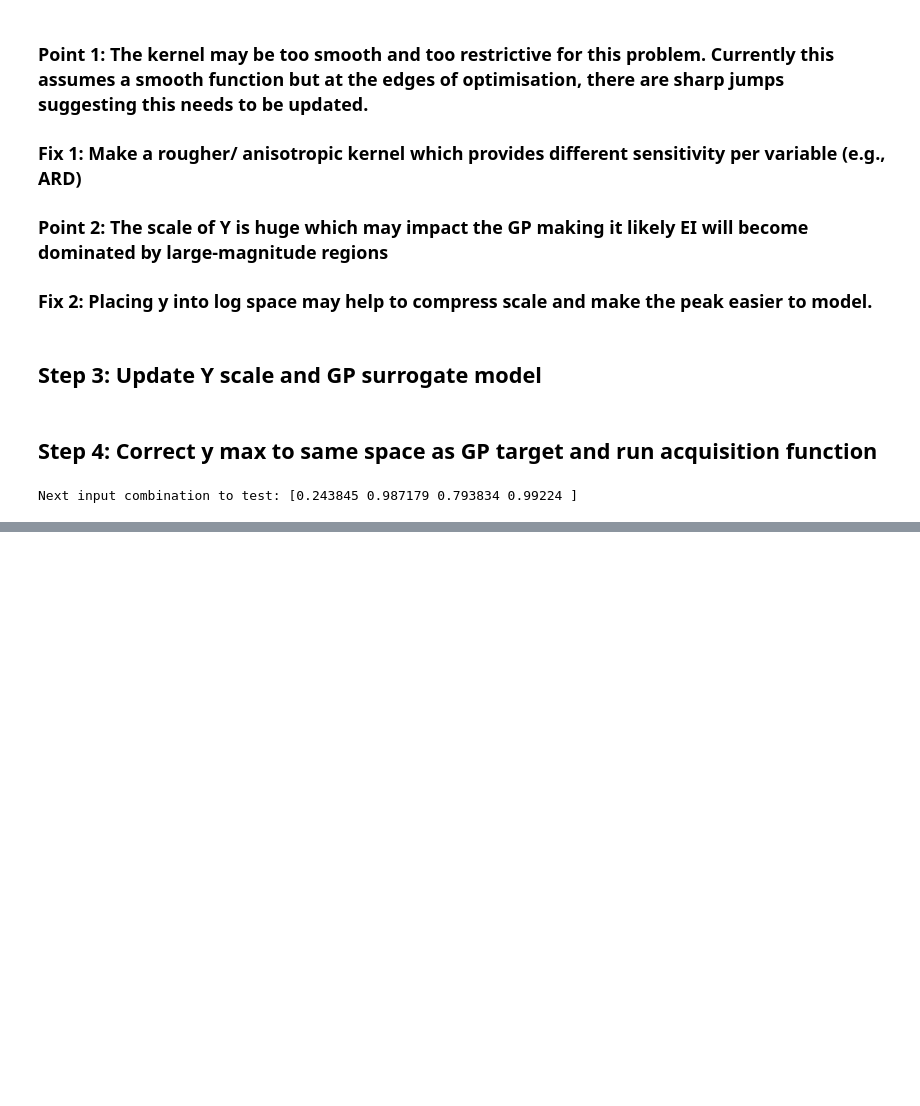
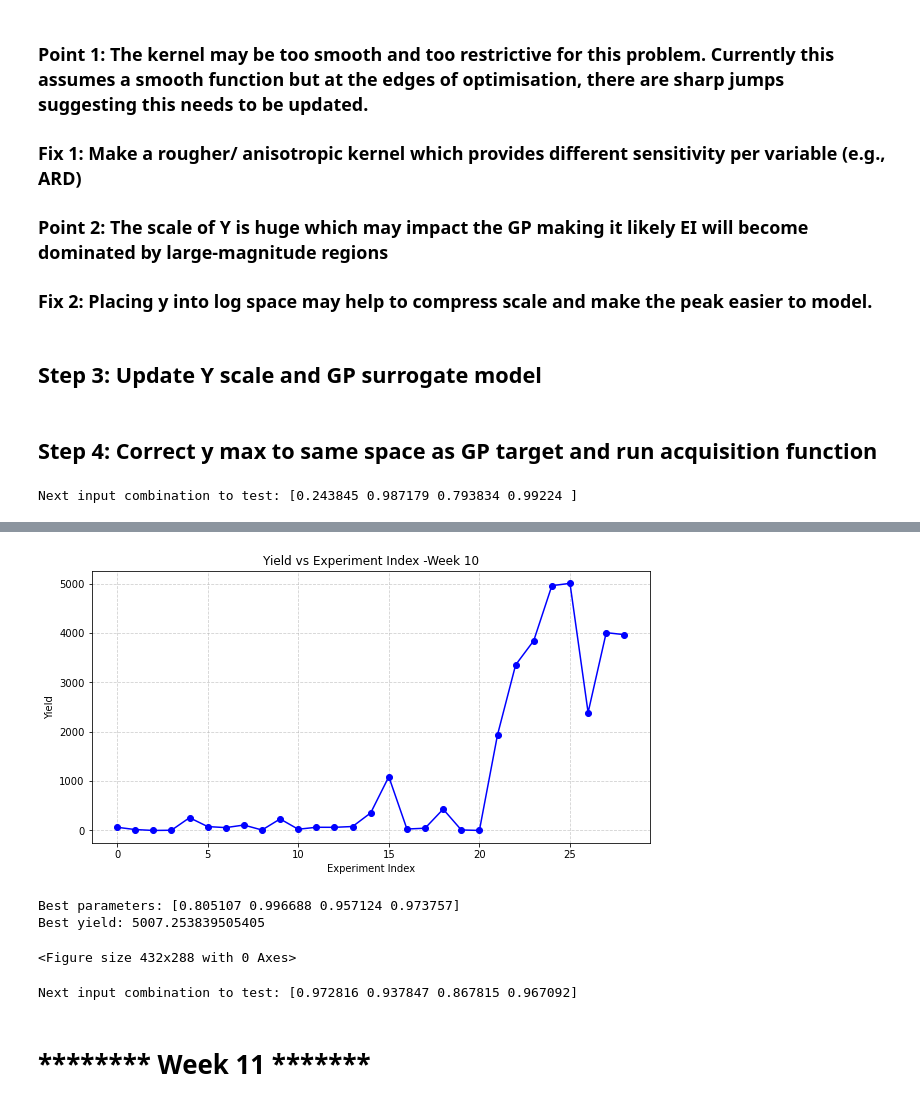
Before and after one commit to aejjolly/Imperial-ML-AI-Capstone-BBO, a Jupyter notebook: function_5/Function5.ipynb, the cells around one changed output, grey strips where cells are left out. Drawn from its saved outputs; the diff is of its cells as text; code cells hidden in the pictures; blank space fills up the shorter version.

```diff
--- a/function_5/Function5.ipynb
+++ b/function_5/Function5.ipynb
@@ -927,0 +1273,27 @@ Next input combination to test: [0.243845 0.987179 0.793834 0.99224 ]
+# %%
+## Plot the outputs to see how it is doing
+
+indices = np.arange(len(outputdata_week10))
+
+plt.figure(figsize=(10,5))
+plt.plot(indices, outputdata_week10, marker='o', linestyle='-', color='blue')
+plt.xlabel('Experiment Index')
+plt.ylabel('Yield')
+plt.title('Yield vs Experiment Index -Week 10')
+plt.grid(True, linestyle='--', alpha=0.6)
+plt.show()
+
+# We can see from this plot that the best yield was from parameters in index 15
+best_idx = np.argmax(outputdata_week10)
+best_x = inputdata_week10[best_idx]
+best_y = outputdata_week10[best_idx]
+
+print("Best parameters:", best_x)
+print("Best yield:", best_y)
+
+plt.savefig('function5_wk10.png')
+# %% [output]
+[figure, added]
+Best parameters: [0.805107 0.996688 0.957124 0.973757]
+Best yield: 5007.253839505405
+<Figure size 432x288 with 0 Axes>
@@ -927,0 +1335,21 @@ Next input combination to test: [0.243845 0.987179 0.793834 0.99224 ]
+# %%
+from scipy.stats import norm
+
+y_max = y_gp.max()
+
+# -----------------------------
+# Expected Improvement
+# -----------------------------
+z = (mu - y_max) / sigma_nonzero
+EI = (mu - y_max) * norm.cdf(z) + sigma * norm.pdf(z)
+EI[sigma == 0] = 0.0
+
+# -----------------------------
+# Next input to evaluate
+# -----------------------------
+x_next = X_candidates[np.argmax(EI)]
+print("Next input combination to test:", np.round(x_next, 6))
+# %% [output]
+Next input combination to test: [0.972816 0.937847 0.867815 0.967092]
+# %% [markdown]
+# ******** Week 11 *******
```
Also changed, not shown: parts of 30 cells of this notebook, 53 other files.
